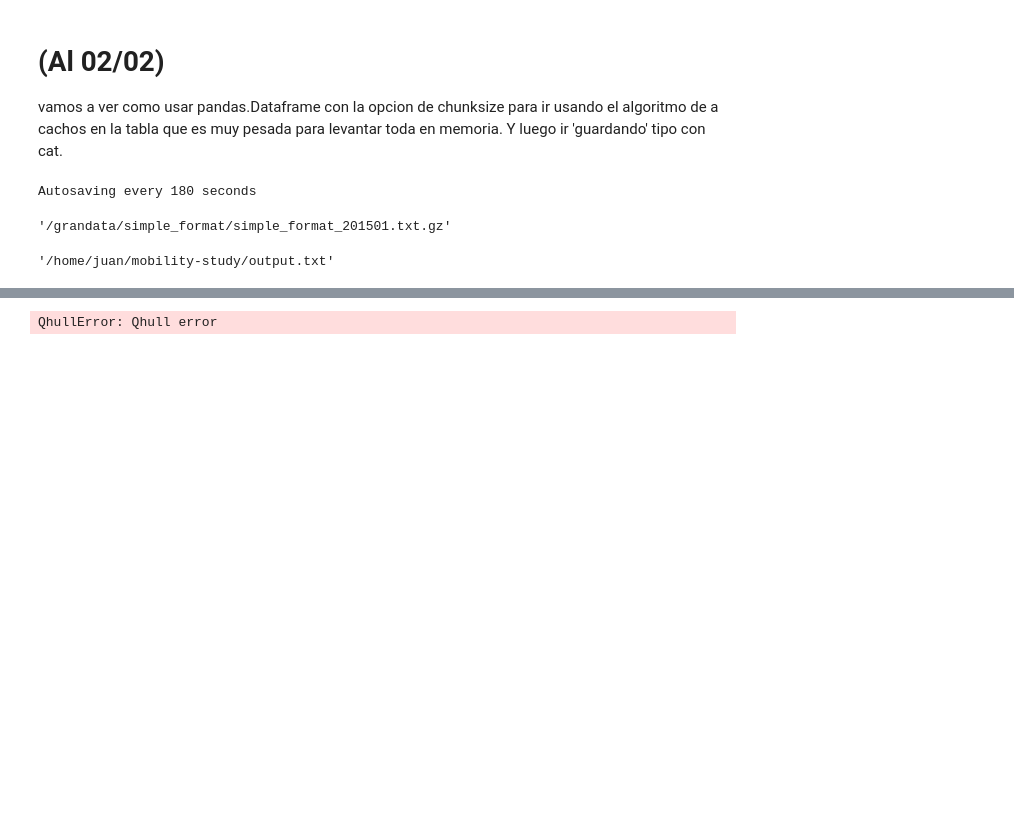
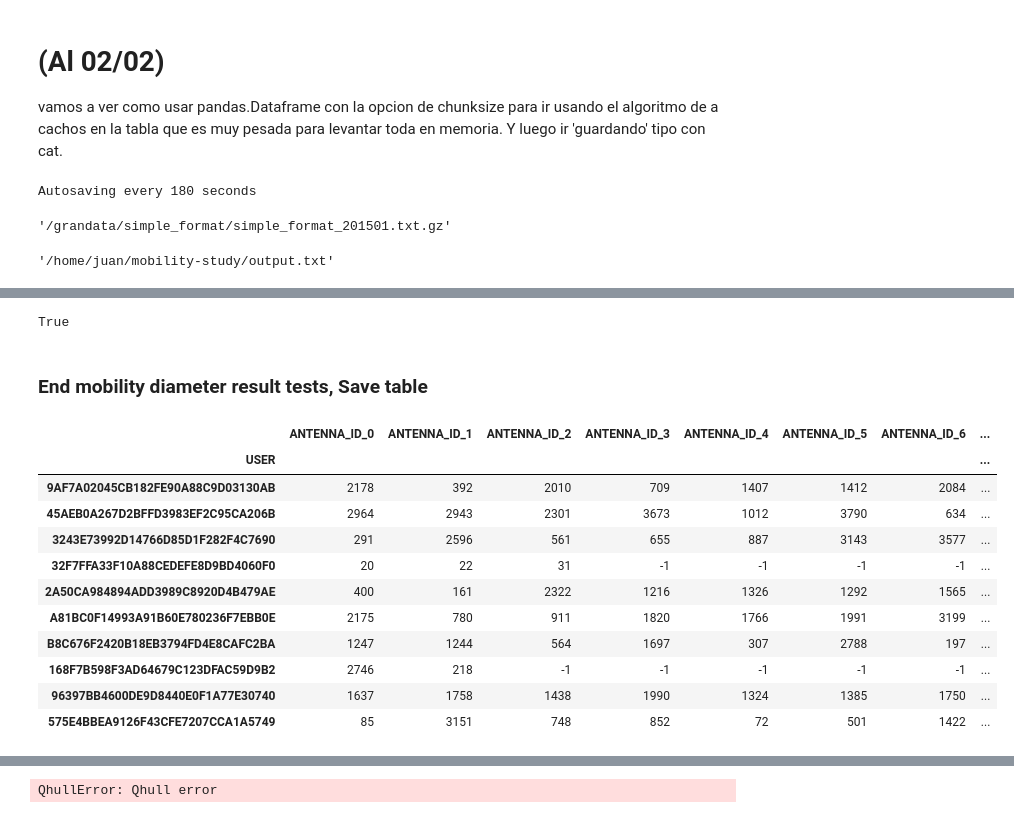
Before and after one commit to jdemonasterio/Tesis, a Jupyter notebook: User_antenna mapping.ipynb, the cells around one changed output, grey strips where cells are left out. Saved outputs shown, nothing was run; the diff lists cells and outputs as text; code cells hidden in the pictures; blank space fills up the shorter version.

```diff
--- a/User_antenna mapping.ipynb
+++ b/User_antenna mapping.ipynb
@@ -498,6 +399,0 @@ def convex_hull_radi(row,antenna_lat_long_dict,filter_col):
-# %%
-start_time = time.time()
-mini_sample =  test_table.sample(4*10**4)
-mini_sample['mobility_diameter']= mini_sample.apply(lambda row: convex_hull_radi(row,antenna_lat_long_dict,filter_col),axis=1)
-
-print("elapsed time is %s seconds for %d amount of rows" % (time.time()-start_time,len(mini_sample)))
@@ -560,0 +630,25 @@ Name: 1527936, dtype: object
+# %%
+#testeamos que todos los users con 1 antenna tengan result ==0
+mob_test = mini_sample['MOBILITY_DIAMETER']
+results = mini_sample[(mini_sample['MOBILITY_DIAMETER']<10) & (mini_sample['ANTENNA_ID_1']==-1)]
+#mob_test[(mob_test.values<10) & (mini_sample['ANTENNA_ID_1']==-1)]
+(results['MOBILITY_DIAMETER'].values==0).all()
+# %% [output]
+True
+# %% [markdown]
+### End mobility diameter result tests, Save table
+# %%
+mini_sample[[col for col in mini_sample.columns if ("ANTENNA" in col or "MOBILITY" in col)]].sample(10)
+# %% [output]
+|  | ANTENNA_ID_0 | ANTENNA_ID_1 | ANTENNA_ID_2 | ANTENNA_ID_3 | ANTENNA_ID_4 | ANTENNA_ID_5 | ANTENNA_ID_6 | ... |
+| USER |  |  |  |  |  |  |  | ... |
+| 9AF7A02045CB182FE90A88C9D03130AB | 2178 | 392 | 2010 | 709 | 1407 | 1412 | 2084 | ... |
+| 45AEB0A267D2BFFD3983EF2C95CA206B | 2964 | 2943 | 2301 | 3673 | 1012 | 3790 | 634 | ... |
+| 3243E73992D14766D85D1F282F4C7690 | 291 | 2596 | 561 | 655 | 887 | 3143 | 3577 | ... |
+| 32F7FFA33F10A88CEDEFE8D9BD4060F0 | 20 | 22 | 31 | -1 | -1 | -1 | -1 | ... |
+| 2A50CA984894ADD3989C8920D4B479AE | 400 | 161 | 2322 | 1216 | 1326 | 1292 | 1565 | ... |
+| A81BC0F14993A91B60E780236F7EBB0E | 2175 | 780 | 911 | 1820 | 1766 | 1991 | 3199 | ... |
+| B8C676F2420B18EB3794FD4E8CAFC2BA | 1247 | 1244 | 564 | 1697 | 307 | 2788 | 197 | ... |
+| 168F7B598F3AD64679C123DFAC59D9B2 | 2746 | 218 | -1 | -1 | -1 | -1 | -1 | ... |
+| 96397BB4600DE9D8440E0F1A77E30740 | 1637 | 1758 | 1438 | 1990 | 1324 | 1385 | 1750 | ... |
+| 575E4BBEA9126F43CFE7207CCA1A5749 | 85 | 3151 | 748 | 852 | 72 | 501 | 1422 | ... |
```
Also changed, not shown: parts of 69 cells of this notebook, 3 other files.
